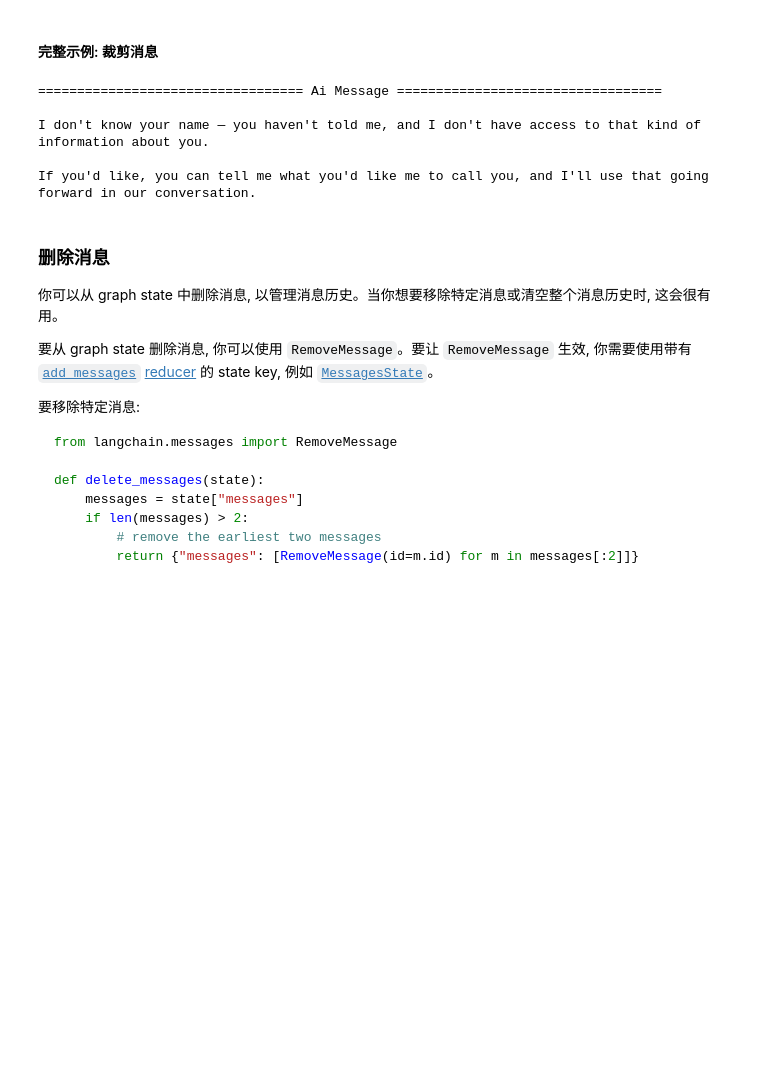
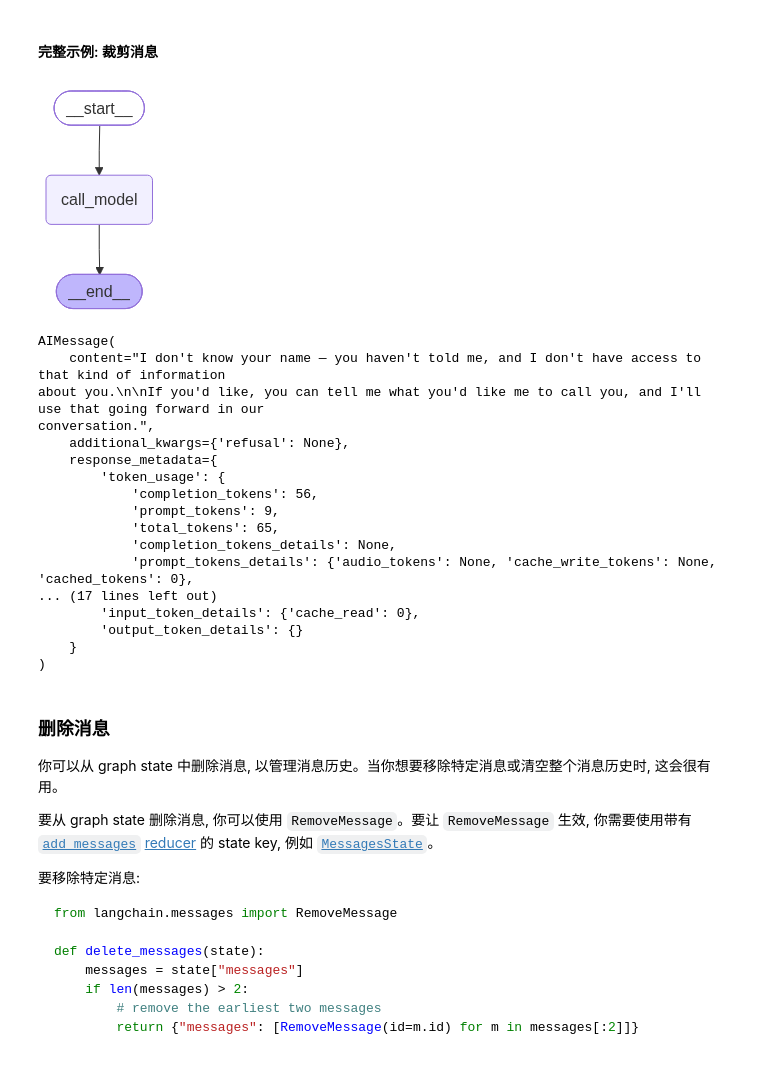
Before and after one commit to Ashitaka-Laputa-IV/docs, a Jupyter notebook: src/oss/langgraph/ipynbs/add-memory.ipynb, the cells around one changed output. Cells and saved outputs as stored; diff of their text form; code cells hidden in the pictures; blank space fills up the shorter version.

```diff
--- a/src/oss/langgraph/ipynbs/add-memory.ipynb
+++ b/src/oss/langgraph/ipynbs/add-memory.ipynb
@@ -288,37 +318,52 @@ builder.add_node(call_model)
 # %%
 summarization_model = model.bind(max_tokens=128)
 
 def call_model(state: MessagesState):
     messages = trim_messages(
         state["messages"],
         strategy="last",
         token_counter=count_tokens_approximately,
         max_tokens=128,
         start_on="human",
         end_on=("human", "tool"),
     )
     response = model.invoke(messages)
     return {"messages": [response]}
 
 checkpointer = InMemorySaver()
 builder = StateGraph(MessagesState)
 builder.add_node(call_model)
 builder.add_edge(START, "call_model")
 graph = builder.compile(checkpointer=checkpointer)
 
+show_graph(graph)
+
 config = {"configurable": {"thread_id": "1"}}
 graph.invoke({"messages": "hi, my name is bob"}, config)
 graph.invoke({"messages": "write a short poem about cats"}, config)
 graph.invoke({"messages": "now do the same but for dogs"}, config)
 final_response = graph.invoke({"messages": "what's my name?"}, config)
 
-final_response["messages"][-1].pretty_print()
+rprint(final_response["messages"][-1])
 # %% [output]
+[figure, added]
-================================== Ai Message ==================================
-
-I don't know your name — you haven't told me, and I don't have access to that kind of information about you.
-
-If you'd like, you can tell me what you'd like me to call you, and I'll use that going forward in our conversation.
+AIMessage(
+    content="I don't know your name — you haven't told me, and I don't have access to that kind of information
+about you.\n\nIf you'd like, you can tell me what you'd like me to call you, and I'll use that going forward in our
+conversation.",
+    additional_kwargs={'refusal': None},
+    response_metadata={
+        'token_usage': {
+            'completion_tokens': 56,
+            'prompt_tokens': 9,
+            'total_tokens': 65,
+            'completion_tokens_details': None,
+            'prompt_tokens_details': {'audio_tokens': None, 'cache_write_tokens': None, 'cached_tokens': 0},
+... (17 lines left out)
+        'input_token_details': {'cache_read': 0},
+        'output_token_details': {}
+    }
+)
 # %% [markdown]
 ### 删除消息
 
```
Also changed, not shown: parts of 9 cells of this notebook, 3 other files.
